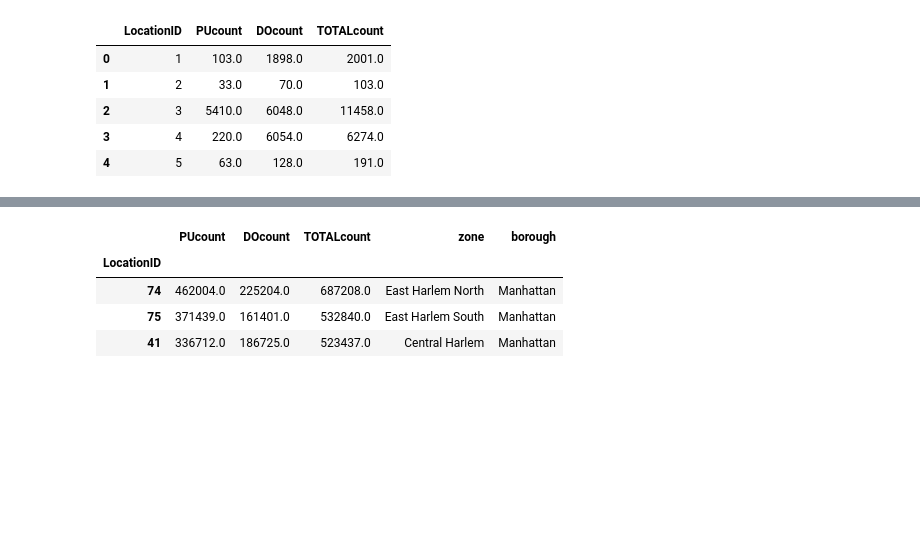
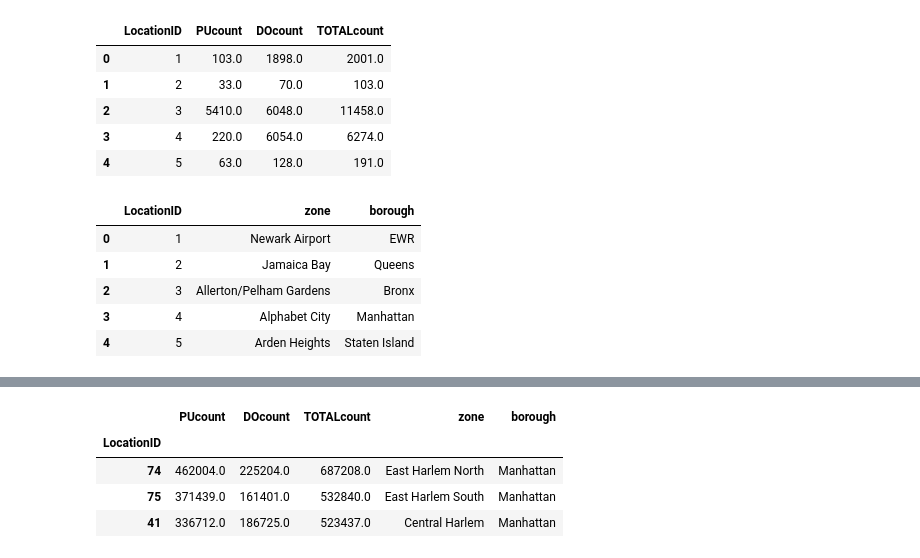
Before and after one commit to crazybber/go-jupyter, a Jupyter notebook: Analyzing-NYC-TLC-Green-Car-Enhanced.ipynb, the cells around one changed output, grey strips where cells are left out. Cells and saved outputs as stored; diff of their text form; code cells hidden in the pictures; blank space fills up the shorter version.

```diff
--- a/Analyzing-NYC-TLC-Green-Car-Enhanced.ipynb
+++ b/Analyzing-NYC-TLC-Green-Car-Enhanced.ipynb
@@ -403,3 +403,12 @@ df_q1.head()
 # %%
 loc = df_loc[["LocationID", "zone", "borough"]]
 df_q1 = df_q1.merge(loc, left_on="LocationID", right_on="LocationID")
+# %%
+loc.head()
+# %% [output]
+|  | LocationID | zone | borough |
+| 0 | 1 | Newark Airport | EWR |
+| 1 | 2 | Jamaica Bay | Queens |
+| 2 | 3 | Allerton/Pelham Gardens | Bronx |
+| 3 | 4 | Alphabet City | Manhattan |
+| 4 | 5 | Arden Heights | Staten Island |
```
Also changed, not shown: parts of 1 cell of this notebook, 1 other file.
